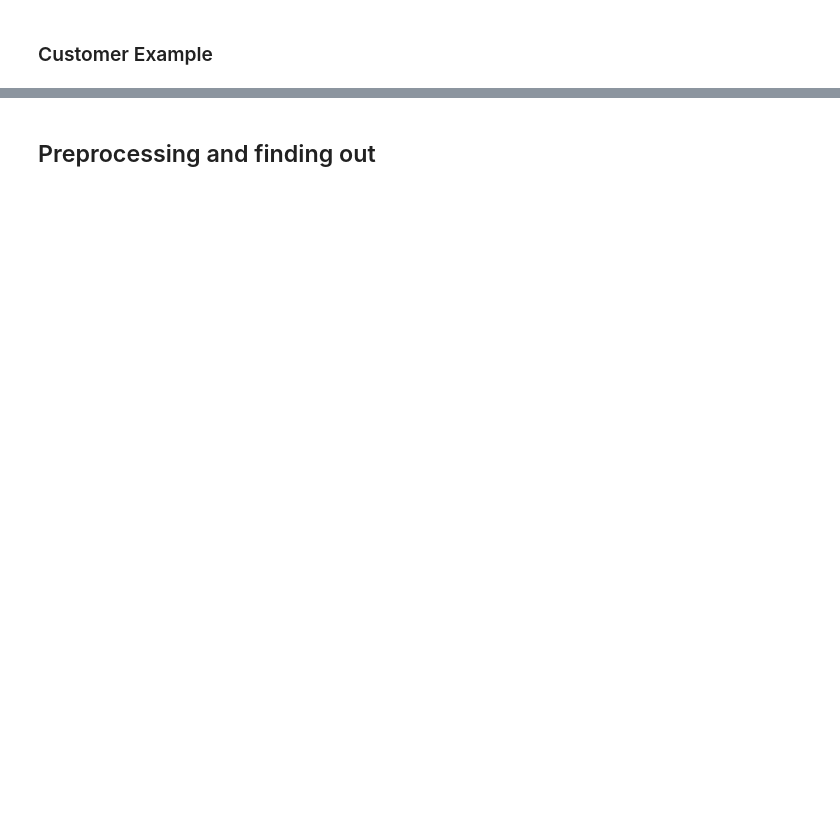
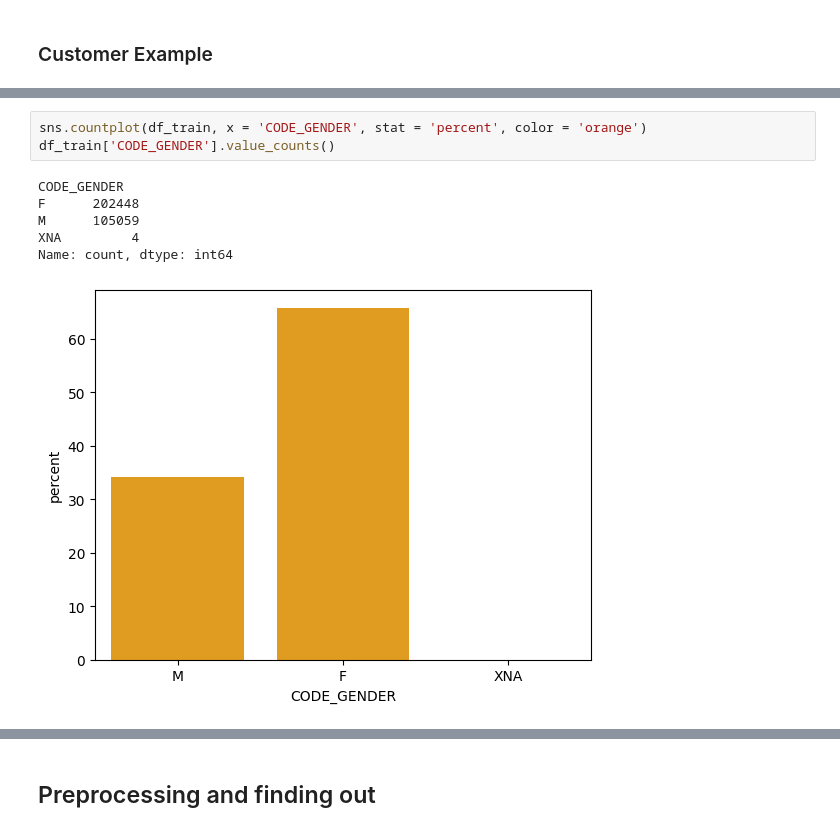
Before and after one commit to SumitM0432/Credit-Default-Risk-Prediction, a Jupyter notebook: Testing the Data.ipynb, the cells around one changed output, grey strips where cells are left out. Drawn from its saved outputs; the diff is of its cells as text; blank space fills up the shorter version.

```diff
--- a/Testing the Data.ipynb
+++ b/Testing the Data.ipynb
@@ -206,0 +385,10 @@ sdf_bureau.filter(F.col('SK_ID_CURR') == 380361)\
+# %%
+sns.countplot(df_train, x = 'CODE_GENDER', stat = 'percent', color = 'orange')
+df_train['CODE_GENDER'].value_counts()
+# %% [output]
+CODE_GENDER
+F      202448
+M      105059
+XNA         4
+Name: count, dtype: int64
+[figure, added]
```
Also changed, not shown: parts of 64 cells of this notebook, 1 other file.
